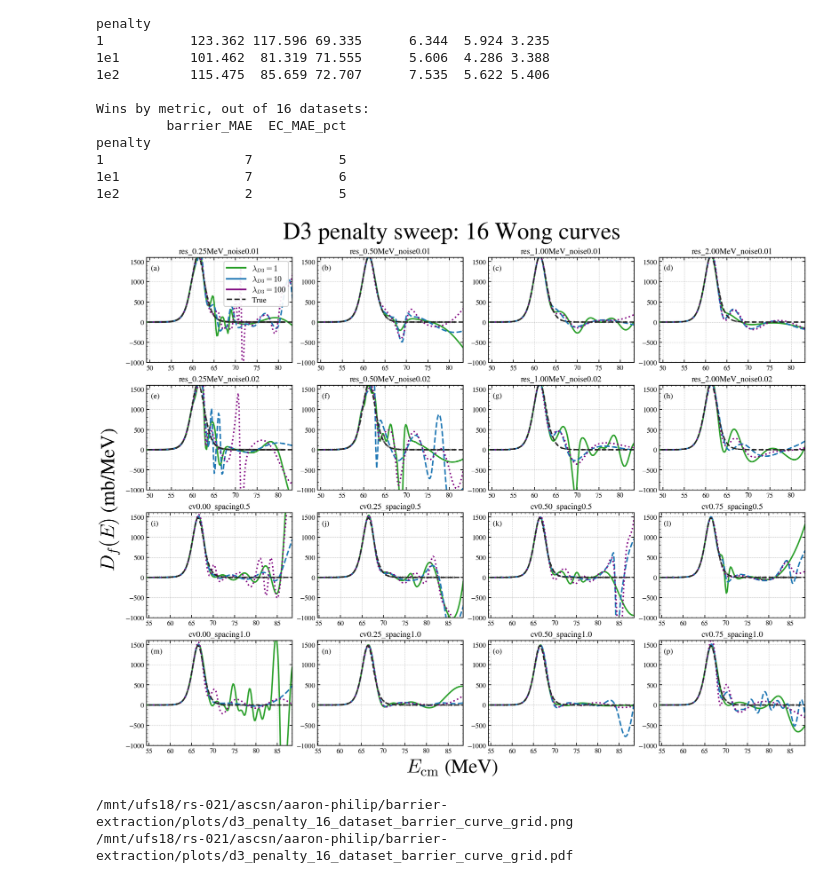
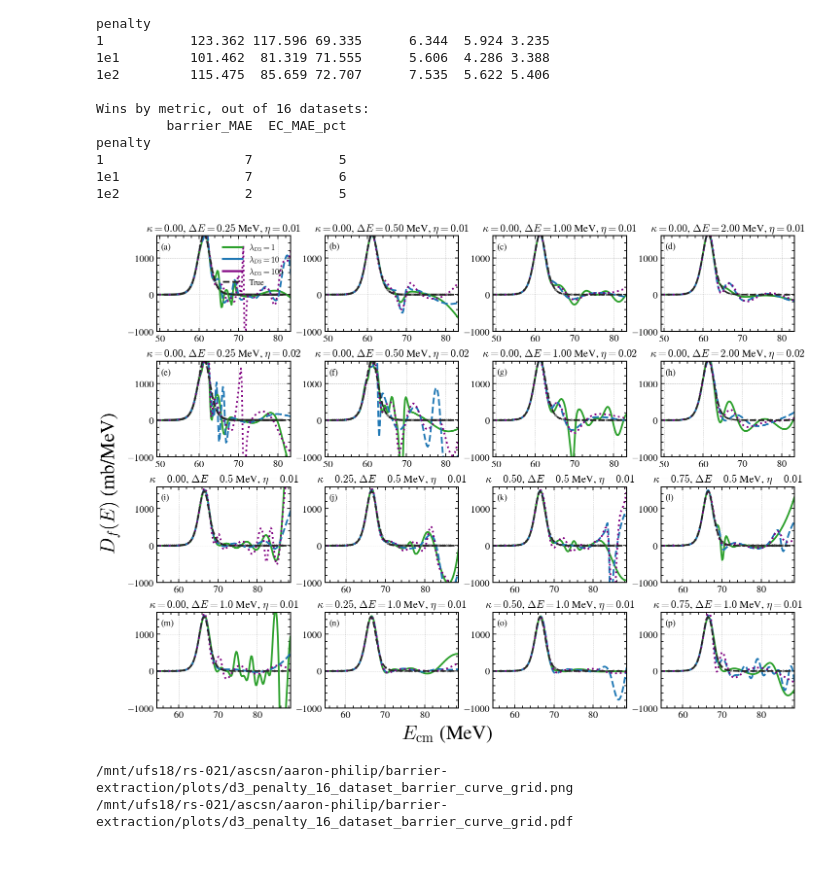
Before and after one commit to aaron-philip/barrier-extraction, a Jupyter notebook: notebooks/thesis/Ch4-1-ChoosingD3PenStrength.ipynb, the cells around one changed output. Cells and saved outputs as stored; diff of their text form; code cells hidden in the pictures.

Commit message:
Added a BNN visualization notebook and updated some plotting styles

```diff
--- a/notebooks/thesis/Ch4-1-ChoosingD3PenStrength.ipynb
+++ b/notebooks/thesis/Ch4-1-ChoosingD3PenStrength.ipynb
@@ -366,33 +372,31 @@ for idx, (title, rxn_label, ax) in enumerate(zip(titles, reaction_labels, axes))
     ax.set_ylim(ylims[title])
     ax.set_title(rxn_label)
 
-    ax.tick_params(direction='in', length=4.5, width=1.0)
+    ax.grid(True, alpha=0.25)
+    ax.tick_params(direction='in', labelsize=12, length=4.5, width=1.0)
 
     ax.text(
         0.03, 0.95, f'({chr(97 + idx)})',
         transform=ax.transAxes,
         ha='left',
         va='top',
-        fontsize=18,
+        fontsize=11,
     )
 
 axes[0].legend(
     loc='upper right',
-    frameon=True,
-    framealpha=0.9,
-    facecolor='white',
-    edgecolor='0.75',
-    fontsize=12,
+    frameon=False,
+    fontsize=10,
     title='D3 penalty',
-    title_fontsize=13,
+    title_fontsize=11,
     ncol=2,
     borderpad=0.35,
     labelspacing=0.25,
     columnspacing=0.8,
     handlelength=2.3,
 )
-fig.supxlabel(r'$E_{\mathrm{c.m.}}$ (MeV)', fontsize=19)
-fig.supylabel(r'$D_f(E)$ (mb/MeV)', fontsize=19)
+fig.supxlabel(r'$E_{\mathrm{c.m.}}$ (MeV)', fontsize=24)
+fig.supylabel(r'$D_f(E)$ (mb/MeV)', fontsize=24)
 
 overlay_png = save_dir / 'experimental_d3_sweep_all_lambda_overlay.png'
 overlay_pdf = save_dir / 'experimental_d3_sweep_all_lambda_overlay.pdf'
@@ -595,20 +597,20 @@ from matplotlib.lines import Line2D
 
 try:
     import scienceplots
-    plt.style.use(['science', 'no-latex', 'ieee', 'grid'])
+    plt.style.use(["science", "notebook", "ieee", "grid"])
 except ModuleNotFoundError:
-    pass
+    plt.style.use("default")
 
 plt.rcParams.update({
     "font.family": "serif",
-    "font.size": 12,
-    "axes.labelsize": 16,
-    "axes.titlesize": 12.5,
-    "xtick.labelsize": 10.5,
-    "ytick.labelsize": 10.5,
-    "legend.fontsize": 12,
+    "font.size": 11,
+    "axes.labelsize": 18,
+    "axes.titlesize": 17,
+    "xtick.labelsize": 12,
+    "ytick.labelsize": 12,
+    "legend.fontsize": 10,
     "mathtext.fontset": "cm",
-    "axes.linewidth": 1.1,
+    "axes.linewidth": 1.2,
     "axes.grid": True,
     "grid.alpha": 0.25,
     "figure.dpi": 120,
@@ -635,6 +637,16 @@ def dataset_sort_key(dataset):
     if cv_match:
         return (1, float(cv_match.group("spacing")), float(cv_match.group("cv")), dataset)
     return (2, dataset)
+
+
+def dataset_panel_title(dataset):
+    res_match = re.match(r"res_(?P<res>[0-9.]+)MeV_noise(?P<noise>[0-9.]+)", dataset)
+    if res_match:
+        return rf"$\kappa=0.00$, $\Delta E={float(res_match.group('res')):.2f}$ MeV, $\eta={float(res_match.group('noise')):.2f}$"
+    cv_match = re.match(r"cv(?P<cv>[0-9.]+)_spacing(?P<spacing>[0-9.]+)", dataset)
+    if cv_match:
+        return rf"$\kappa={float(cv_match.group('cv')):.2f}$, $\Delta E={float(cv_match.group('spacing')):.1f}$ MeV, $\eta=0.01$"
+    return dataset
 
 
 def d3_h5_path(dataset, penalty):
@@ -682,7 +694,7 @@ datasets = sorted(metrics["dataset"].unique(), key=dataset_sort_key)
 if len(datasets) != 16:
     raise ValueError(f"Expected 16 datasets, found {len(datasets)}")
 
-fig, axes = plt.subplots(4, 4, figsize=(15.0, 11.8), sharex=False, sharey=False, constrained_layout=True)
+fig, axes = plt.subplots(4, 4, figsize=(12.0, 9), sharex=False, sharey=False, constrained_layout=True)
 axes = axes.ravel()
 
 for idx, (dataset, ax) in enumerate(zip(datasets, axes)):
@@ -707,7 +719,7 @@ for idx, (dataset, ax) in enumerate(zip(datasets, axes)):
         alpha=0.6,
         edgecolor="none",
     )
-    ax.set_title(dataset)
+    ax.set_title(dataset_panel_title(dataset), fontsize=13)
     ax.set_xlim(ref["E_data"].min() - 2.0, ref["E_data"].max() + 2.0)
     ax.set_ylim(-1000, 1600)
     ax.tick_params(direction="in", length=4, width=1.0)
@@ -718,43 +730,39 @@ for idx, (dataset, ax) in enumerate(zip(datasets, axes)):
         transform=ax.transAxes,
         ha="left",
         va="top",
-        fontsize=12,
-        bbox=dict(facecolor="white", edgecolor="none", alpha=0.7, pad=1.0),
+        fontsize=11,
     )
 
-fig.supxlabel(r"$E_{\mathrm{cm}}$ (MeV)", fontsize=30)
-fig.supylabel(r"$D_f(E)$ (mb/MeV)", fontsize=30)
+fig.supxlabel(r"$E_{\mathrm{cm}}$ (MeV)", fontsize=24)
+fig.supylabel(r"$D_f(E)$ (mb/MeV)", fontsize=24)
 
 handles = [
     Line2D([0], [0], color=PENALTY_COLORS[penalty], lw=2.5, label=PENALTY_LABELS[penalty])
     for penalty in PENALTY_ORDER
 ]
 handles.append(Line2D([0], [0], color="0.15", lw=2.2, ls="--", label="True"))
 axes[0].legend(
     handles=handles,
     loc="upper right",
-    frameon=True,
-    framealpha=0.9,
-    facecolor="white",
-    edgecolor="0.75",
+    frameon=False,
     borderpad=0.35,
     labelspacing=0.3,
     handlelength=2.4,
 )
 
-fig.suptitle("D3 penalty sweep: 16 Wong curves", fontsize=36)
+#fig.suptitle("D3 penalty sweep: 16 Wong curves", fontsize=17)
 out_dir = REPO_ROOT / "plots"
 out_dir.mkdir(parents=True, exist_ok=True)
 curve_grid_png = out_dir / "d3_penalty_16_dataset_barrier_curve_grid.png"
 curve_grid_pdf = out_dir / "d3_penalty_16_dataset_barrier_curve_grid.pdf"
 fig.savefig(curve_grid_png, dpi=300, bbox_inches="tight")
 fig.savefig(curve_grid_pdf, bbox_inches="tight")
 plt.show()
 plt.close(fig)
 
 print(curve_grid_png)
 print(curve_grid_pdf)
 # %% [output]
-[figure, old version]
+[figure, new version]
 /mnt/ufs18/rs-021/ascsn/aaron-philip/barrier-extraction/plots/d3_penalty_16_dataset_barrier_curve_grid.png
 /mnt/ufs18/rs-021/ascsn/aaron-philip/barrier-extraction/plots/d3_penalty_16_dataset_barrier_curve_grid.pdf
```
Also changed, not shown: parts of 5 cells of this notebook, 6 other files.
